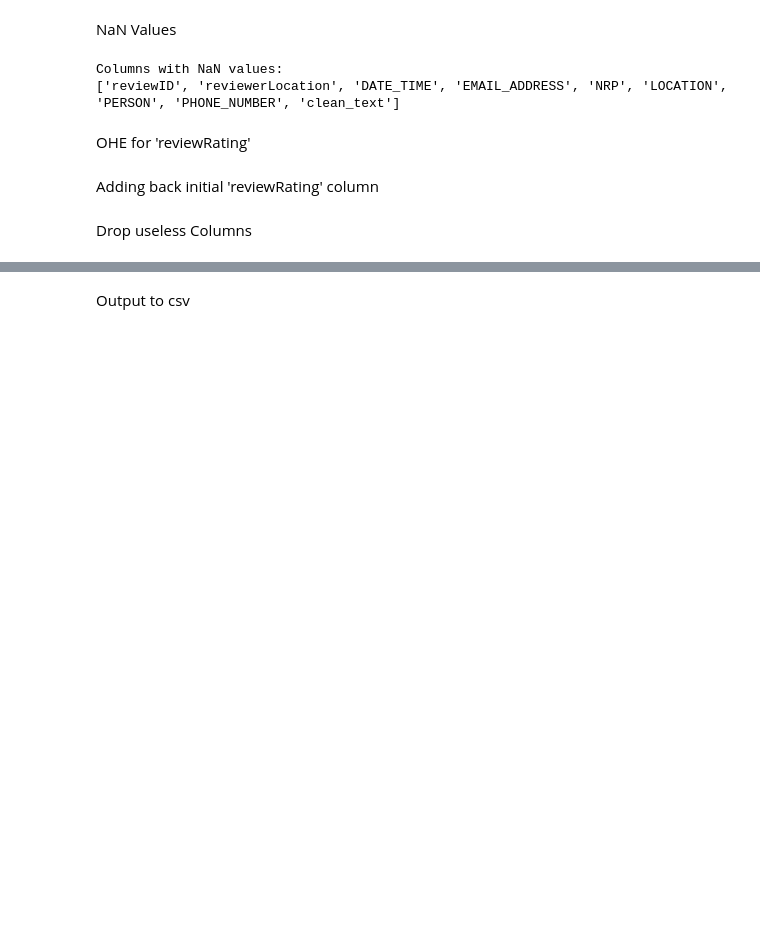
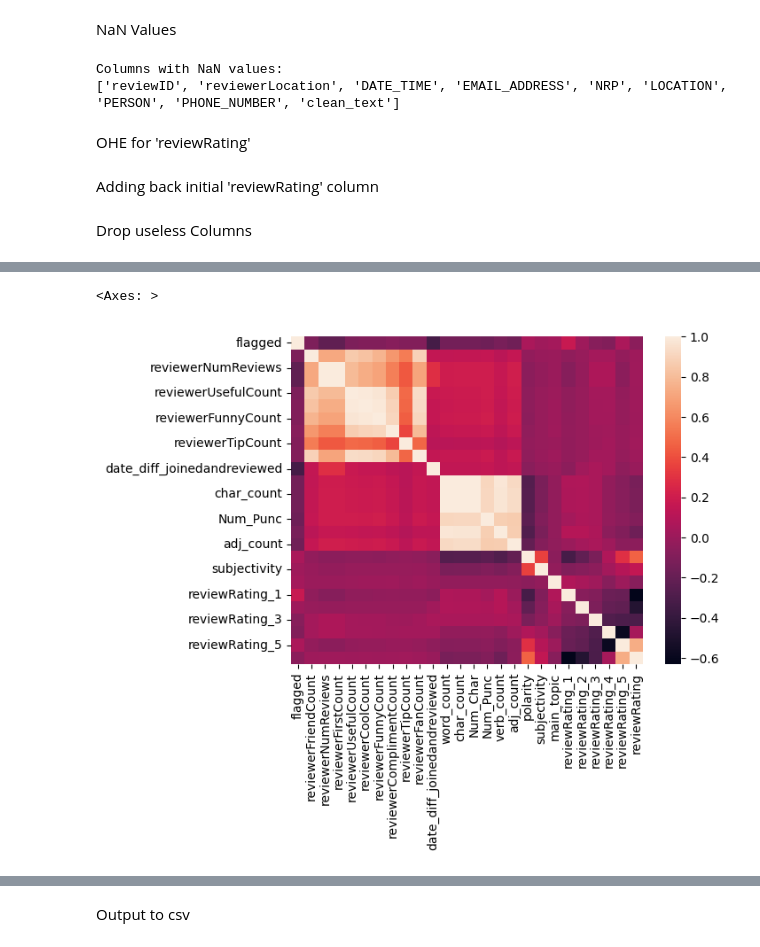
Before and after one commit to jesper1212/BT4012_Reviews, a Jupyter notebook: Notebooks/data cleaning/data_cleaning.ipynb, the cells around one changed output, grey strips where cells are left out. Drawn from its saved outputs; the diff is of its cells as text; code cells hidden in the pictures; blank space fills up the shorter version.

Commit message:
feature selection csv + data cleaning

```diff
--- a/Notebooks/data cleaning/data_cleaning.ipynb
+++ b/Notebooks/data cleaning/data_cleaning.ipynb
@@ -78,3 +135,20 @@ final_df = df_scaled_encoded.drop(['Unnamed: 0.1', 'Unnamed: 0', 'reviewUsefulCo
+# %%
+corr_matrix = final_df.drop(columns=["reviewContent","reviewerName","reviewDate", "reviewID","reviewerID", "restaurantID", "reviewerLocation","reviewerYelpJoinDate",'resLocation', 'resName', 'resReviewCount', 'resRating', 'DATE_TIME',
+       'EMAIL_ADDRESS', 'NRP', 'LOCATION', 'PERSON', 'PHONE_NUMBER',
+       'DATE_TIME_count', 'EMAIL_ADDRESS_count', 'NRP_count', 'LOCATION_count',
+       'PERSON_count', 'PHONE_NUMBER_count', 'DATE_TIME_flag',
+       'EMAIL_ADDRESS_flag', 'NRP_flag', 'LOCATION_flag', 'PERSON_flag',
+       'PHONE_NUMBER_flag', 'reviewDate2','tokens', 'clean_tokens', 'clean_text', 'ngrams', 'preprocessed', "sentiment"])
+# %%
+
+from statsmodels.stats.outliers_influence import variance_inflation_factor
+
+corr_matrix.corr()
+
+sns.heatmap(corr_matrix.corr())
+# %% [output]
+<Axes: >
+[figure, added]
 # %%
 final_df
 # %% [output]
```
Also changed, not shown: parts of 8 cells of this notebook, 3 other files.
